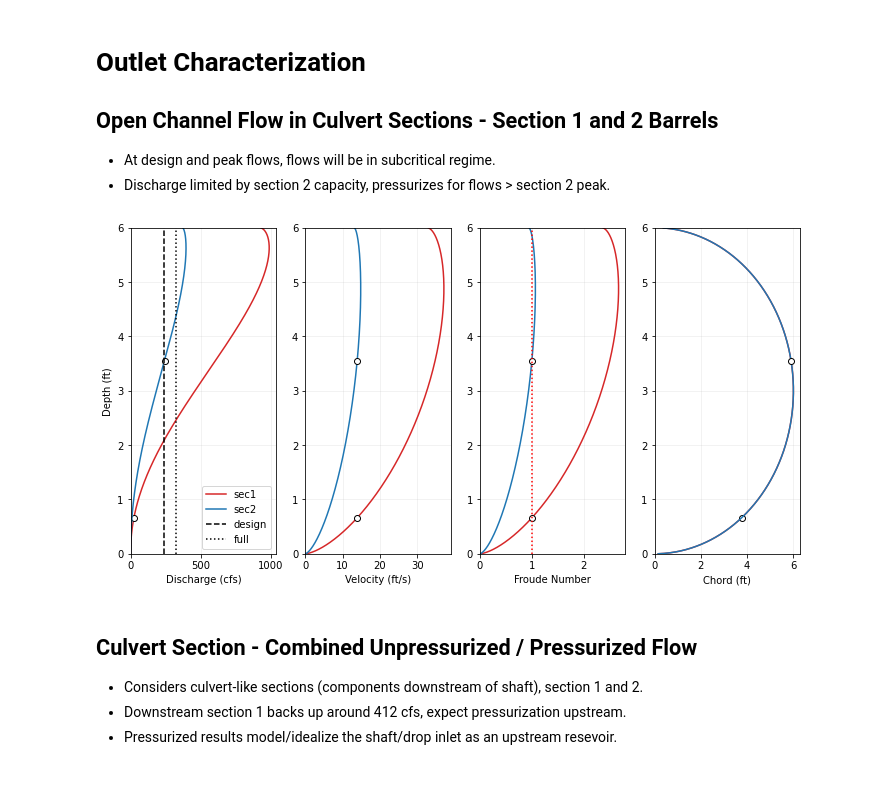
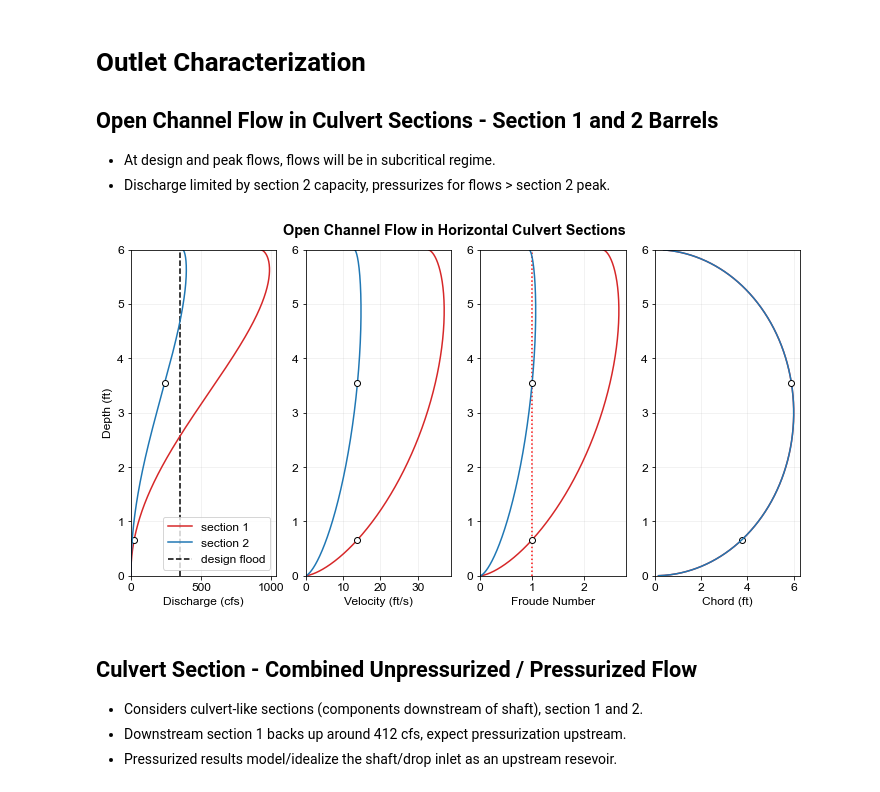
Before and after one commit to kckuei/outlet-hydraulics, a Jupyter notebook: OutletCalcs.ipynb, the cells around one changed output. Drawn from its saved outputs; the diff is of its cells as text; code cells hidden in the pictures.

```diff
--- a/OutletCalcs.ipynb
+++ b/OutletCalcs.ipynb
@@ -3,6 +3,12 @@ import hydra as hy
 import numpy as np
 import pandas as pd
 import matplotlib.pyplot as plt
+from matplotlib import rcParams
+rcParams['font.sans-serif'] = "Arial"
+rcParams['font.family'] = 'sans-serif'
+rcParams['font.size'] = 12
+rcParams['axes.titlesize'] = 14
+rcParams['axes.titleweight'] = "bold"
 from scipy import interpolate
 # %% [markdown]
 # Outlet Characterization
@@ -12,36 +18,37 @@ from scipy import interpolate
 # %%
 sec1 = hy.Section(300, 72/12)
 sec2 = hy.Section(600, 72/12)
 sec1.set_unpressurized_params(0.012, 0.04)
 sec2.set_unpressurized_params(0.012, 0.0064)
 
 sec1.calc_unpressurized()
 sec2.calc_unpressurized()
 
 fig, ax = plt.subplots(figsize=(12, 6), nrows=1, ncols=4)
 ax = ax.flatten()
-__, ax[0] = sec1.plot_unpressurized('Q', 'depths', ax=ax[0], c='tab:red', label='sec1')
-__, ax[0] = sec2.plot_unpressurized('Q', 'depths', ax=ax[0], c='tab:blue', label='sec2')
+__, ax[0] = sec1.plot_unpressurized('Q', 'depths', ax=ax[0], c='tab:red', label='section 1')
+__, ax[0] = sec2.plot_unpressurized('Q', 'depths', ax=ax[0], c='tab:blue', label='section 2')
 __, ax[1] = sec1.plot_unpressurized('V', 'depths', ax=ax[1], c='tab:red')
 __, ax[1] = sec2.plot_unpressurized('V', 'depths', ax=ax[1], c='tab:blue')
 __, ax[2] = sec1.plot_unpressurized('Fr', 'depths', ax=ax[2], c='tab:red')
 __, ax[2] = sec2.plot_unpressurized('Fr', 'depths', ax=ax[2], c='tab:blue')
 __, ax[3] = sec1.plot_unpressurized('chord', 'depths', ax=ax[3], c='tab:red')
 __, ax[3] = sec2.plot_unpressurized('chord', 'depths', ax=ax[3], c='tab:blue')
-ax[0].plot([241,241],[0,6], 'k--', label='design')
-ax[0].plot([326,326],[0,6], 'k:', label='full')
+ax[0].plot([350,350],[0,6], 'k--', zorder=0, label='design flood')
 ax[0].legend()
-ax[2].plot([1, 1],[0,6], 'r:', label='critical')
+ax[2].plot([1, 1],[0,6], 'r:', zorder=0, label='critical')
 ax[0].set_ylabel('Depth (ft)')
 x_labels = ['Discharge (cfs)', 'Velocity (ft/s)', 'Froude Number', 'Chord (ft)']
 for i, a in enumerate(ax):
     a.set_xlabel(x_labels[i])
     a.grid(which='both', alpha=0.2)
     a.set_xlim(left=0)
     a.set_ylim(bottom=0, top=6)
+fig.suptitle('Open Channel Flow in Horizontal Culvert Sections', fontweight='bold',y=0.94)
+plt.savefig(r'.\images\open_channel_flow_sec1&2.svg',dpi=300, bbox_inches='tight')
 plt.show()
 # %% [output]
-[figure, old version]
+[figure, new version]
 # %% [markdown]
 ## Culvert Section - Combined Unpressurized / Pressurized Flow
 * Considers culvert-like sections (components downstream of shaft), section 1 and 2.
```
Also changed, not shown: parts of 7 cells of this notebook, 8 other files.
